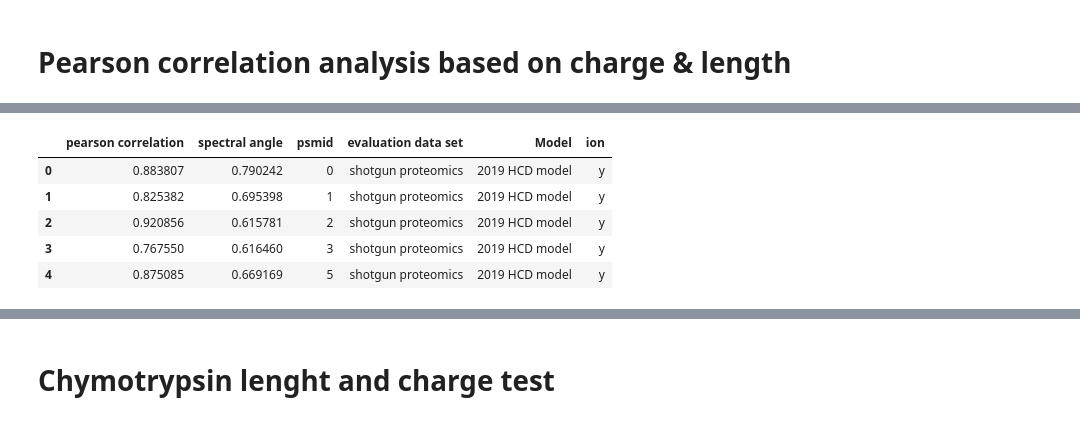
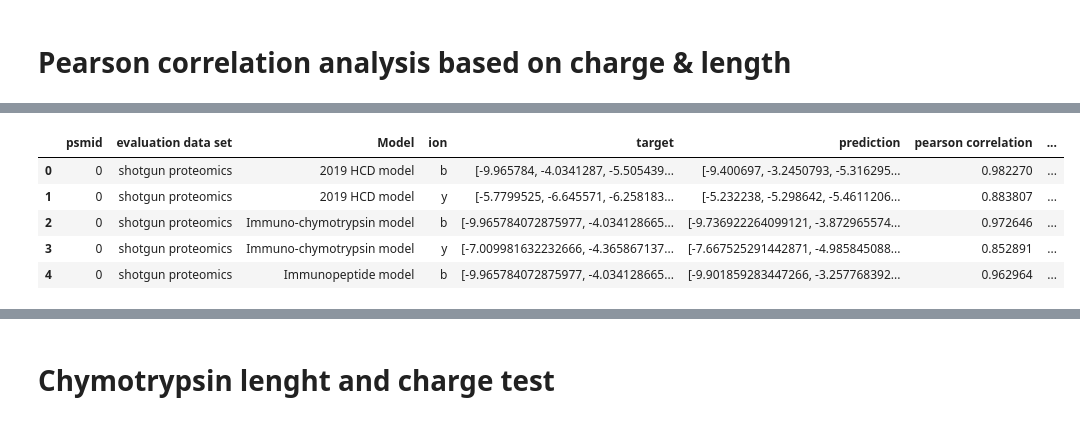
Before and after one commit to compomics/ms2rescore-immunopeptidomics-manuscript, a Jupyter notebook: notebooks/MS2PIP_model_comparison.ipynb, the cells around one changed output, grey strips where cells are left out. Cells and saved outputs as stored; diff of their text form; code cells hidden in the pictures.

```diff
--- a/notebooks/MS2PIP_model_comparison.ipynb
+++ b/notebooks/MS2PIP_model_comparison.ipynb
@@ -311,0 +163,10 @@ performance_evaluation_ms2pip = pd.concat([Current_model_perfY, Current_model_pe
+# %%
+model_predictions = pd.concat([ms2pip_proteomics, ms2pip_immunopeptide,ms2pip_hlaII, ms2pip_chymotrypsin])
+model_predictions.rename({
+    "spec_id": "psmid"
+},
+inplace=True,
+axis=1)
+# %%
+model_predictions["ion"] = model_predictions["ion"].str.lower()
+model_predictions.head()
@@ -393,0 +289,4 @@ Done with Immuno-chymotrypsin model
+# %%
+with open("data/training_upeps.pkl", "rb") as f:
+    train_ovr = pickle.load(f)
+train_ovr = list(train_ovr.astype(str))
@@ -567,5 +401,12 @@ plt.show()
 # %% [markdown]
 # Pearson correlation analysis based on charge & length
+# %%
+performance_evaluation_ion = model_predictions.groupby(by=["psmid", "evaluation data set", "Model", "ion"]).agg({"target": list, "prediction":list}).reset_index()
+performance_evaluation_ion["psmid"] = performance_evaluation_ion["psmid"].astype(str)
+performance_evaluation_ion = performance_evaluation_ion[~(performance_evaluation_ion["psmid"].isin(train_ovr))]
+
+performance_evaluation_ion["pearson correlation"] = performance_evaluation_ion.apply(lambda x: ms2pip_pearson(x.target, x.prediction), axis=1)
+performance_evaluation_ion["spectral angle"] = performance_evaluation_ion.apply(lambda x: spectral_angle(x.target, x.prediction), axis=1)
 # %%
 pxd005231 = pd.read_table("data/evaluation_data/PXD005231/spec_lib_PXD005231.peprec", sep=" ")
 pxd005231.head()
@@ -580,12 +421,12 @@ pxd005231.head()
 pxd005231["peptide length"] = pxd005231.peptide.apply(len)
 meta_info = pxd005231.filter(["spec_id", "charge", "peptide length"], axis=1).rename(columns={"spec_id": "psmid"},inplace= False)
 # %%
-performance_evaluation.head()
+performance_evaluation_ion.head()
 # %% [output]
-|  | pearson correlation | spectral angle | psmid | evaluation data set | Model | ion |
-| 0 | 0.883807 | 0.790242 | 0 | shotgun proteomics | 2019 HCD model | y |
-| 1 | 0.825382 | 0.695398 | 1 | shotgun proteomics | 2019 HCD model | y |
-| 2 | 0.920856 | 0.615781 | 2 | shotgun proteomics | 2019 HCD model | y |
-| 3 | 0.767550 | 0.616460 | 3 | shotgun proteomics | 2019 HCD model | y |
-| 4 | 0.875085 | 0.669169 | 5 | shotgun proteomics | 2019 HCD model | y |
+|  | psmid | evaluation data set | Model | ion | target | prediction | pearson correlation | ... |
+| 0 | 0 | shotgun proteomics | 2019 HCD model | b | [-9.965784, -4.0341287, -5.505439... | [-9.400697, -3.2450793, -5.316295... | 0.982270 | ... |
+| 1 | 0 | shotgun proteomics | 2019 HCD model | y | [-5.7799525, -6.645571, -6.258183... | [-5.232238, -5.298642, -5.4611206... | 0.883807 | ... |
+| 2 | 0 | shotgun proteomics | Immuno-chymotrypsin model | b | [-9.965784072875977, -4.034128665... | [-9.736922264099121, -3.872965574... | 0.972646 | ... |
+| 3 | 0 | shotgun proteomics | Immuno-chymotrypsin model | y | [-7.009981632232666, -4.365867137... | [-7.667525291442871, -4.985845088... | 0.852891 | ... |
+| 4 | 0 | shotgun proteomics | Immunopeptide model | b | [-9.965784072875977, -4.034128665... | [-9.901859283447266, -3.257768392... | 0.962964 | ... |
 # %%
```
Also changed, not shown: parts of 59 cells of this notebook, 3 other files.
